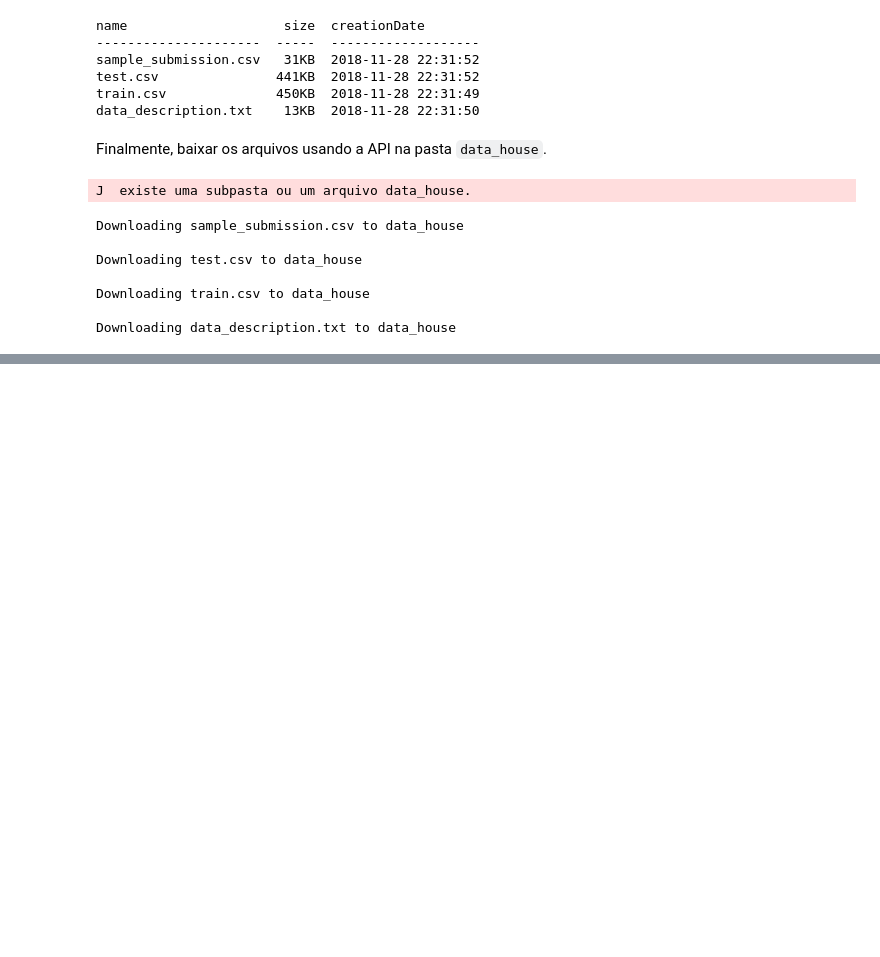
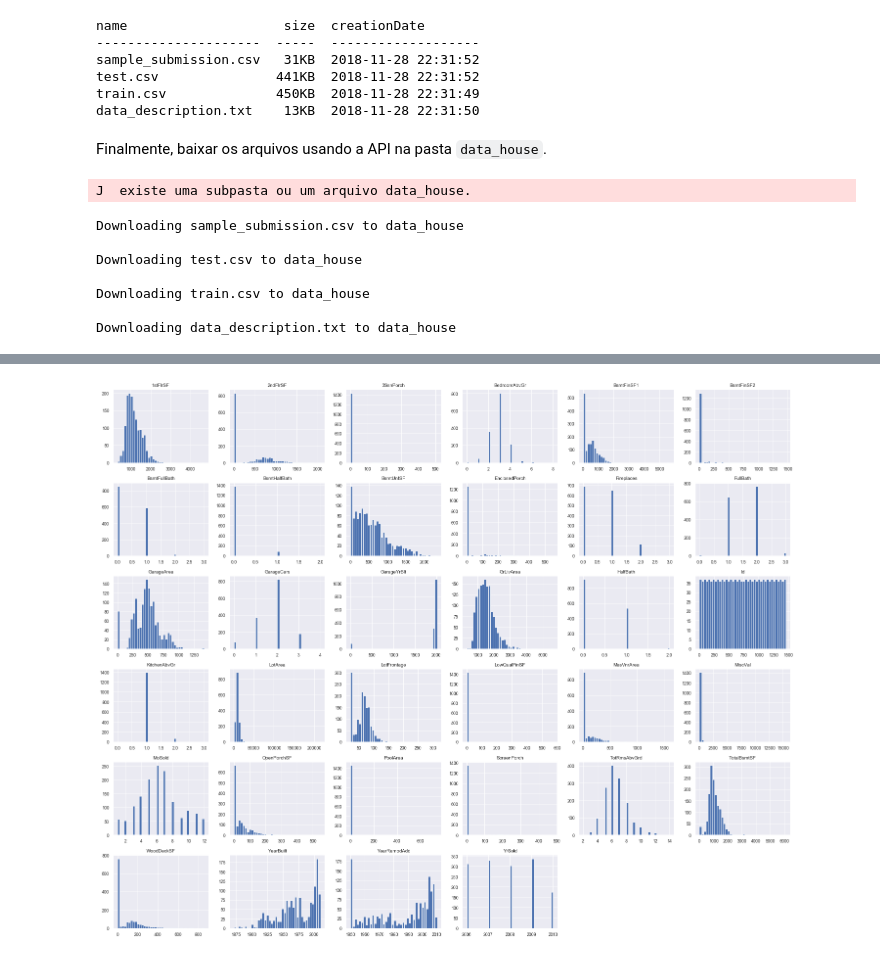
Before and after one commit to Fernandohf/ESIG_Challenge, a Jupyter notebook: HousePrice.ipynb, the cells around one changed output, grey strips where cells are left out. Drawn from its saved outputs; the diff is of its cells as text; code cells hidden in the pictures; blank space fills up the shorter version.

```diff
--- a/HousePrice.ipynb
+++ b/HousePrice.ipynb
@@ -761,0 +328,5 @@ Successfully submitted to Titanic: Machine Learning from Disaster
+# %%
+c_train.drop('SalePrice', axis=1).hist(bins=40, figsize=(20, 16))
+plt.tight_layout()
+# %% [output]
+[figure, added]
```
Also changed, not shown: parts of 109 cells of this notebook.
